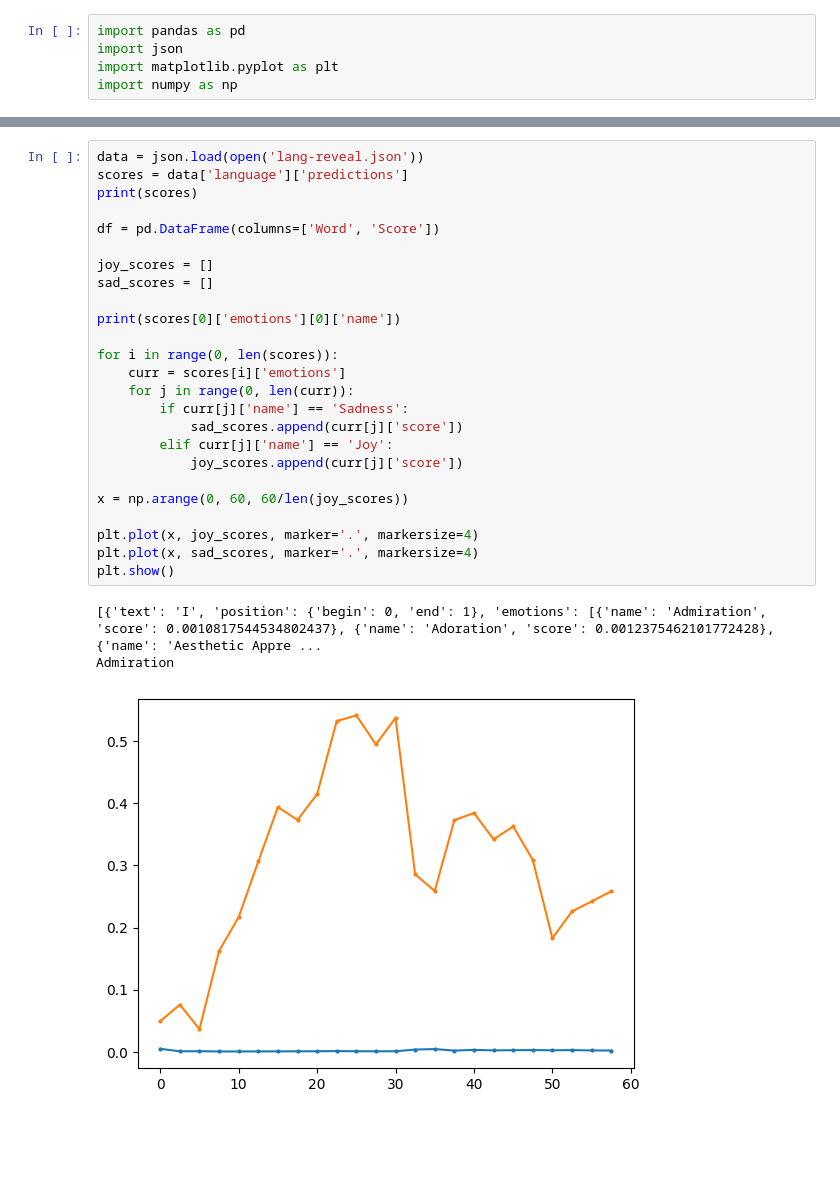
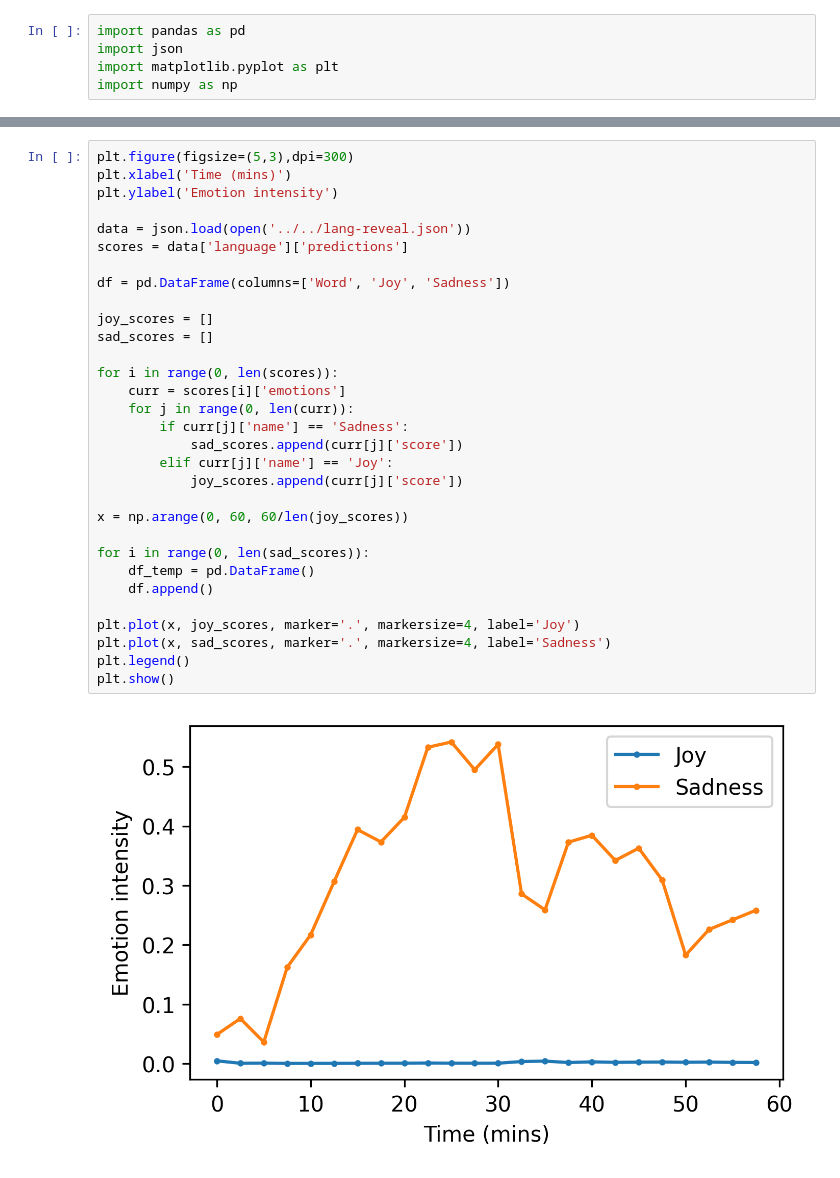
Before and after one commit to EdwardChhun/TheraAI, a Jupyter notebook: streamlit/pages/Main.ipynb, the cells around one changed output, grey strips where cells are left out. Saved outputs shown, nothing was run; the diff lists cells and outputs as text; blank space fills up the shorter version.

```diff
--- a/streamlit/pages/Main.ipynb
+++ b/streamlit/pages/Main.ipynb
@@ -13,29 +6,33 @@ plt.show()
 # %%
-data = json.load(open('lang-reveal.json'))
+plt.figure(figsize=(5,3),dpi=300)
+plt.xlabel('Time (mins)')
+plt.ylabel('Emotion intensity')
+
+data = json.load(open('../../lang-reveal.json'))
 scores = data['language']['predictions']
-print(scores)
 
-df = pd.DataFrame(columns=['Word', 'Score'])
+df = pd.DataFrame(columns=['Word', 'Joy', 'Sadness'])
 
 joy_scores = []
 sad_scores = []
-
-print(scores[0]['emotions'][0]['name'])
 
 for i in range(0, len(scores)):
     curr = scores[i]['emotions']
     for j in range(0, len(curr)):
         if curr[j]['name'] == 'Sadness':
             sad_scores.append(curr[j]['score'])
         elif curr[j]['name'] == 'Joy':
             joy_scores.append(curr[j]['score'])
 
 x = np.arange(0, 60, 60/len(joy_scores))
 
-plt.plot(x, joy_scores, marker='.', markersize=4)
-plt.plot(x, sad_scores, marker='.', markersize=4)
+for i in range(0, len(sad_scores)):
+    df_temp = pd.DataFrame()
+    df.append()
+
+plt.plot(x, joy_scores, marker='.', markersize=4, label='Joy')
+plt.plot(x, sad_scores, marker='.', markersize=4, label='Sadness')
+plt.legend()
 plt.show()
 # %% [output]
-[{'text': 'I', 'position': {'begin': 0, 'end': 1}, 'emotions': [{'name': 'Admiration', 'score': 0.0010817544534802437}, {'name': 'Adoration', 'score': 0.0012375462101772428}, {'name': 'Aesthetic Appre ...
-Admiration
-[figure, old version]
+[figure, new version]
```
Also changed, not shown: parts of 1 cell of this notebook, 7 other files.
